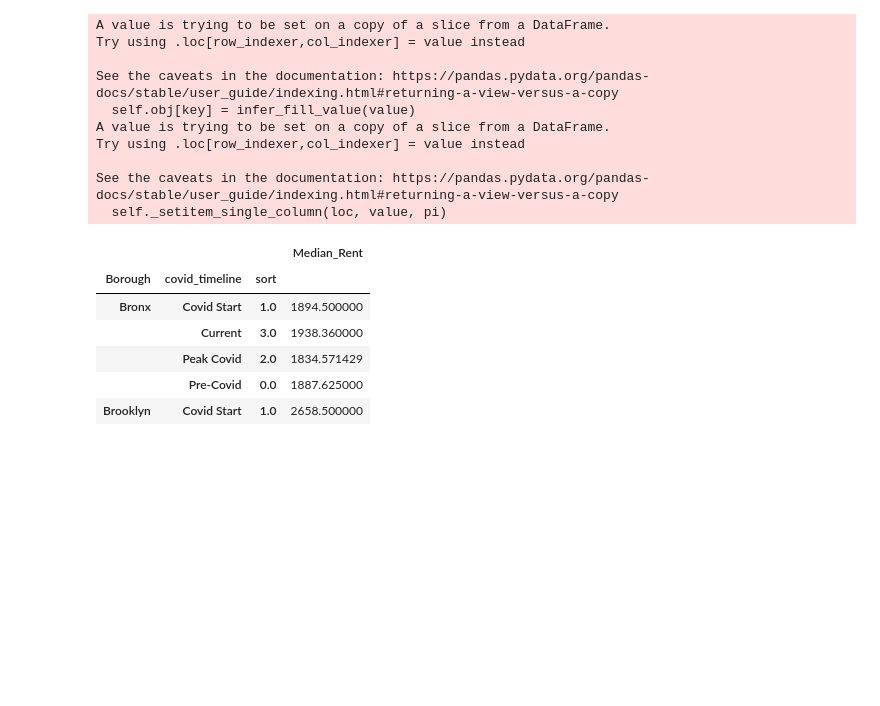
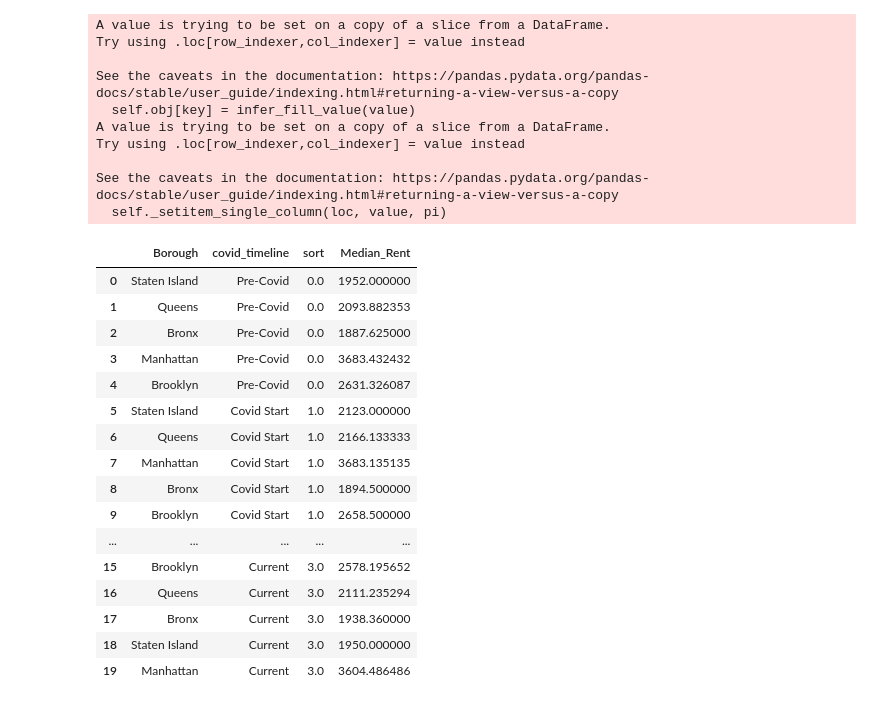
Before and after one commit to jackcopeland11/nyc_apartment_rent_analysis, a Jupyter notebook: python_project_final.ipynb, the cells around one changed output. Cells and saved outputs as stored; diff of their text form; code cells hidden in the pictures; blank space fills up the shorter version.

```diff
--- a/python_project_final.ipynb
+++ b/python_project_final.ipynb
@@ -73,25 +85,36 @@ See the caveats in the documentation: https://pandas.pydata.org/pandas-docs/stab
   self._setitem_single_column(loc, value, pi)
 # %%
 rents_over_time.head()
+
 
 rents_over_time.loc[rents_over_time['covid_timeline'] == 'Pre-Covid', 'sort'] = 0
 rents_over_time.loc[rents_over_time['covid_timeline'] == 'Covid Start', 'sort'] = 1
 rents_over_time.loc[rents_over_time['covid_timeline'] == 'Peak Covid', 'sort'] = 2
 rents_over_time.loc[rents_over_time['covid_timeline'] == 'Current', 'sort'] = 3
 rents_over_time = rents_over_time.groupby(["Borough" , "covid_timeline", 'sort']).agg(np.average)
-# rents_over_time = rents_over_time.sort_values(by = ["sort"])
+rents_over_time = rents_over_time.sort_values(by = ["sort"]).reset_index()
 
 
 
-rents_over_time.head()
+rents_over_time
 # %% [output]
-|  |  |  | Median_Rent |
-| Borough | covid_timeline | sort |  |
-| Bronx | Covid Start | 1.0 | 1894.500000 |
-|  | Current | 3.0 | 1938.360000 |
-|  | Peak Covid | 2.0 | 1834.571429 |
-|  | Pre-Covid | 0.0 | 1887.625000 |
-| Brooklyn | Covid Start | 1.0 | 2658.500000 |
+|  | Borough | covid_timeline | sort | Median_Rent |
+| 0 | Staten Island | Pre-Covid | 0.0 | 1952.000000 |
+| 1 | Queens | Pre-Covid | 0.0 | 2093.882353 |
+| 2 | Bronx | Pre-Covid | 0.0 | 1887.625000 |
+| 3 | Manhattan | Pre-Covid | 0.0 | 3683.432432 |
+| 4 | Brooklyn | Pre-Covid | 0.0 | 2631.326087 |
+| 5 | Staten Island | Covid Start | 1.0 | 2123.000000 |
+| 6 | Queens | Covid Start | 1.0 | 2166.133333 |
+| 7 | Manhattan | Covid Start | 1.0 | 3683.135135 |
+| 8 | Bronx | Covid Start | 1.0 | 1894.500000 |
+| 9 | Brooklyn | Covid Start | 1.0 | 2658.500000 |
+| ... | ... | ... | ... | ... |
+| 15 | Brooklyn | Current | 3.0 | 2578.195652 |
+| 16 | Queens | Current | 3.0 | 2111.235294 |
+| 17 | Bronx | Current | 3.0 | 1938.360000 |
+| 18 | Staten Island | Current | 3.0 | 1950.000000 |
+| 19 | Manhattan | Current | 3.0 | 3604.486486 |
 # %%
 sns.barplot(
     x = 'Borough',
```
Also changed, not shown: parts of 5 cells of this notebook, 1 other file.
